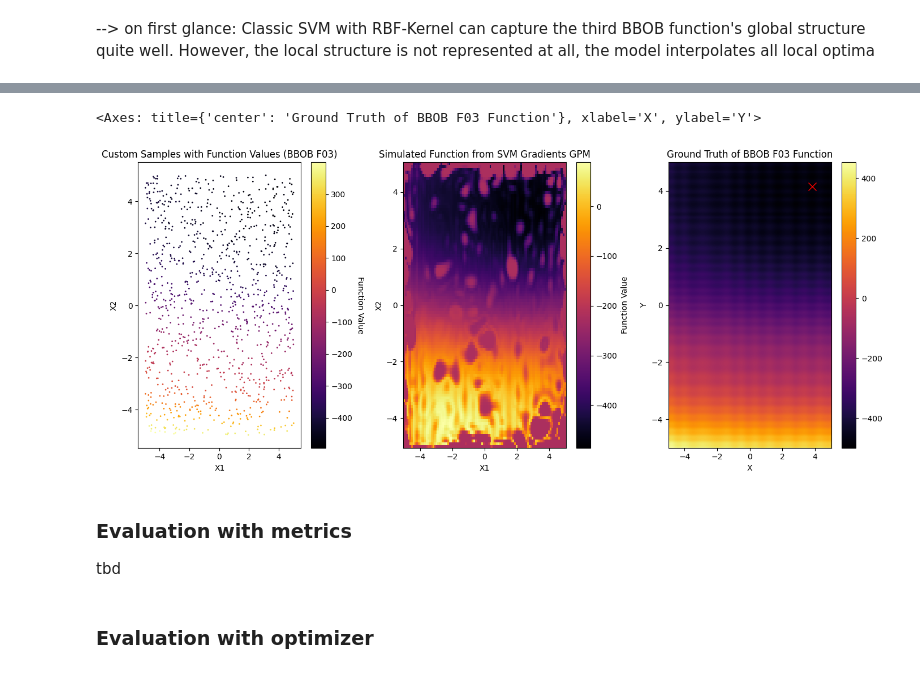
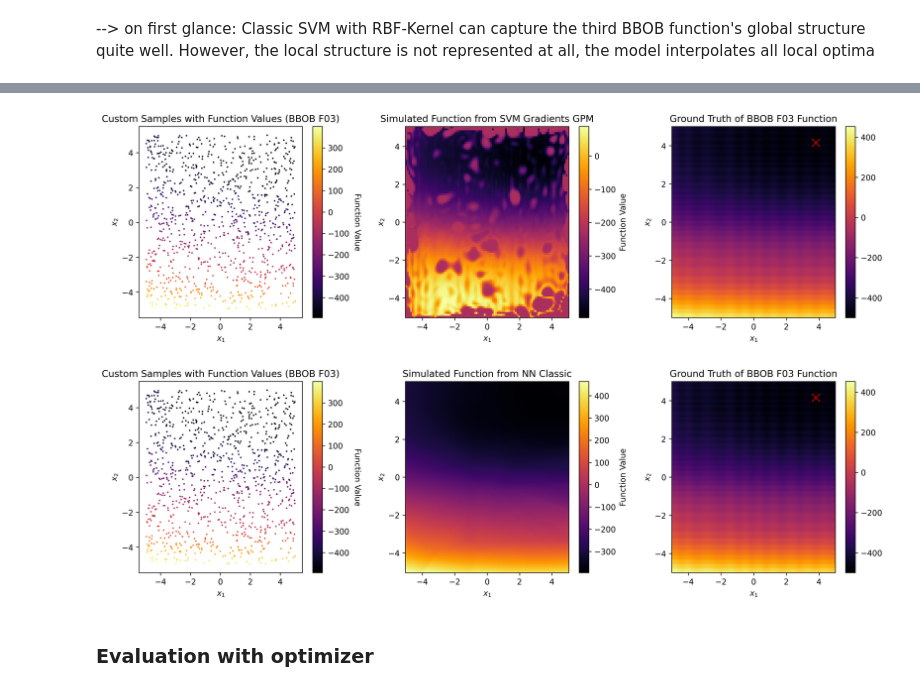
Before and after one commit to mo374z/OptimizationTestfunctionGeneration, a Jupyter notebook: main/f3_simulation.ipynb, the cells around one changed output, grey strips where cells are left out. Cells and saved outputs as stored; diff of their text form; code cells hidden in the pictures.

```diff
--- a/main/f3_simulation.ipynb
+++ b/main/f3_simulation.ipynb
@@ -118,13 +137,19 @@ plot_collage(sample_f03[0], sample_f03[1], problem_f03, "BBOB F03", "SVM Gradien
 mesh_results_svm_grad_gpm = svm_grad_gpm(mesh_samples_tensor).reshape(X1.shape)
 # %%
 plot_collage(sample_f03[0], sample_f03[1], problem_f03, "BBOB F03", "SVM Gradients GPM", X1, X2, mesh_results_svm_grad_gpm)
+plt.gcf().set_size_inches(14, 4)
+plt.gcf().set_dpi(300)
+plt.show()
 # %% [output]
-<Axes: title={'center': 'Ground Truth of BBOB F03 Function'}, xlabel='X', ylabel='Y'>
-[figure, old version]
+[figure, new version]
-# %% [markdown]
-### Evaluation with metrics
-
-tbd
+# %%
+mesh_results_nn_classic = ((nn_classic(mesh_samples_tensor).detach().numpy()*500)-300).reshape(X1.shape)[:, ::-1]
+plot_collage(sample_f03[0], sample_f03[1], problem_f03, "BBOB F03", "NN Classic", X1, X2, mesh_results_nn_classic)
+plt.gcf().set_size_inches(14, 4)
+plt.gcf().set_dpi(300)
+plt.show()
+# %% [output]
+[figure, added]
 # %% [markdown]
 ### Evaluation with optimizer
 # %%
```
Also changed, not shown: parts of 16 cells of this notebook, 3 other files.
